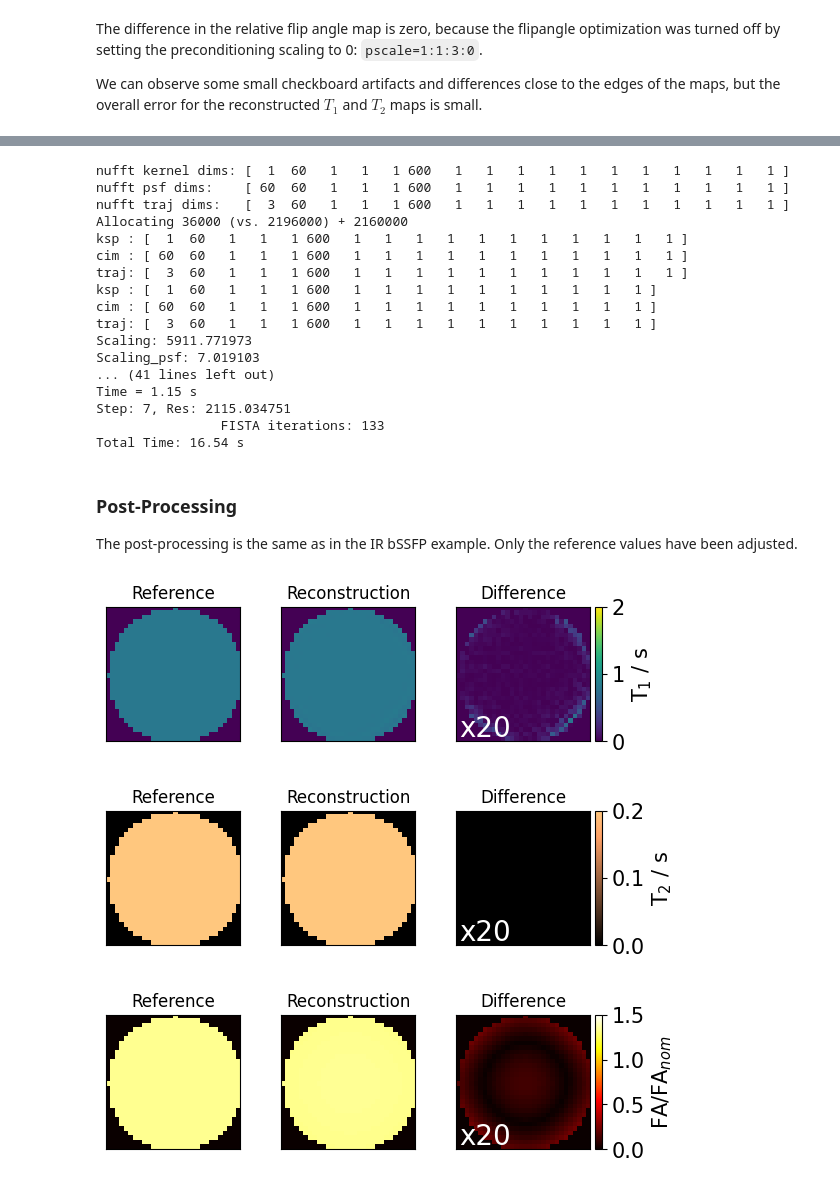
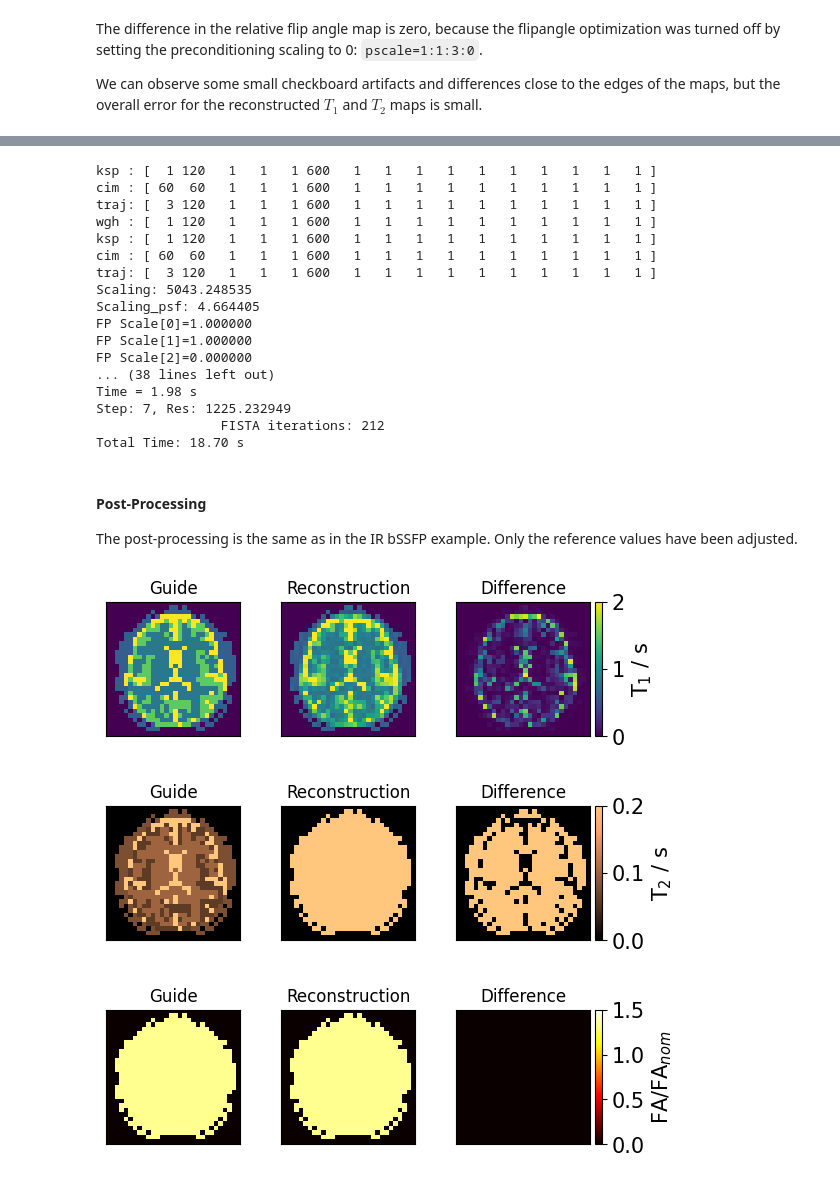
Before and after one commit to mrirecon/bloch-tutorial, a Jupyter notebook: bart-bloch-tutorial.ipynb, the cells around one changed output, grey strips where cells are left out. Cells and saved outputs as stored; diff of their text form; code cells hidden in the pictures.

Commit message:
Major update of whole tutorial
- Add simulation and digital objects introduction
- Change previous tube to numerical BRAIN geometry

```diff
--- a/bart-bloch-tutorial.ipynb
+++ b/bart-bloch-tutorial.ipynb
@@ -531,35 +1440,35 @@ TR=0.003 #[s]
 TE=0.0017 #[s]
 TRF=0.001 #[s]
 REP=600
-FA=6 #[deg] ! Note: not the same as in the simulation !
+FA=6 #[deg] ! Note: By purpose not the same as in the simulation !
 BWTP=4
 
 bart moba --bloch --sim STM --img_dims $DIM:$DIM:1 \
         --seq IR-FLASH,TR=${TR},TE=${TE},ppl=${TE},FA=${FA},Trf=${TRF},BWTP=${BWTP},pinv \
-        --other pinit=3:1:1:1,pscale=1:1:0:1 --scale_data=5000. --scale_psf=1000. --normalize_scaling \
         -g \
+        --other pinit=3:1:1:0,pscale=1:1:0:1 --scale_data=5000. --scale_psf=1000. --normalize_scaling \
         -i$ITER -C$INNER_ITER -s$STEP_SIZE -B$MIN_R1 -d 4 -o$OS -R$REDU_FAC -j$LAMBDA -N \
-        -t traj phantom_ksp TI reco sens
+        -t traj phantom_ksp TI reco_irflash sens
 # %% [output]
-nufft kernel dims: [  1  60   1   1   1 600   1   1   1   1   1   1   1   1   1   1   1 ]
-nufft psf dims:    [ 60  60   1   1   1 600   1   1   1   1   1   1   1   1   1   1   1 ]
-nufft traj dims:   [  3  60   1   1   1 600   1   1   1   1   1   1   1   1   1   1   1 ]
-Allocating 36000 (vs. 2196000) + 2160000
-ksp : [  1  60   1   1   1 600   1   1   1   1   1   1   1   1   1   1   1 ]
-cim : [ 60  60   1   1   1 600   1   1   1   1   1   1   1   1   1   1   1 ]
-traj: [  3  60   1   1   1 600   1   1   1   1   1   1   1   1   1   1   1 ]
-ksp : [  1  60   1   1   1 600   1   1   1   1   1   1   1   1   1   1 ]
+ksp : [  1 120   1   1   1 600   1   1   1   1   1   1   1   1   1   1 ]
 cim : [ 60  60   1   1   1 600   1   1   1   1   1   1   1   1   1   1 ]
-traj: [  3  60   1   1   1 600   1   1   1   1   1   1   1   1   1   1 ]
-Scaling: 5911.771973
-Scaling_psf: 7.019103
-... (41 lines left out)
-Time = 1.15 s
-Step: 7, Res: 2115.034751
-                FISTA iterations: 133
-Total Time: 16.54 s
+traj: [  3 120   1   1   1 600   1   1   1   1   1   1   1   1   1   1 ]
+wgh : [  1 120   1   1   1 600   1   1   1   1   1   1   1   1   1   1 ]
+ksp : [  1 120   1   1   1 600   1   1   1   1   1   1   1   1   1   1 ]
+cim : [ 60  60   1   1   1 600   1   1   1   1   1   1   1   1   1   1 ]
+traj: [  3 120   1   1   1 600   1   1   1   1   1   1   1   1   1   1 ]
+Scaling: 5043.248535
+Scaling_psf: 4.664405
+FP Scale[0]=1.000000
+FP Scale[1]=1.000000
+FP Scale[2]=0.000000
+... (38 lines left out)
+Time = 1.98 s
+Step: 7, Res: 1225.232949
+                FISTA iterations: 212
+Total Time: 18.70 s
 # %% [markdown]
-### Post-Processing
+#### Post-Processing
 
 The post-processing is the same as in the IR bSSFP example. Only the reference values have been adjusted.
 # %%
@@ -604,10 +1523,10 @@ bart fmac _famap circ famap #mask
 rm _famap.cfl _famap.hdr
 # %%
-diffplot('t1map', 't1ref', 2, 'viridis', 'T$_1$ / s')
-diffplot('t2map', 't2ref', 0.2, 'copper', 'T$_2$ / s')
-diffplot('famap', 'faref', 1.5, 'hot', 'FA/FA$_{nom}$')
+diffplot('t1map_irflash', 't1ref', 2, 'viridis', 'T$_1$ / s')
+diffplot('t2map_irflash', 't2ref', 0.2, 'copper', 'T$_2$ / s')
+diffplot('famap_irflash', 'faref', 1.5, 'hot', 'FA/FA$_{nom}$')
 # %% [output]
-[figure, old version]
+[figure, new version]
-[figure, old version]
+[figure, new version]
-[figure, old version]
+[figure, new version]
 # %% [markdown]
```
Also changed, not shown: parts of 112 cells of this notebook, 1 other file.
